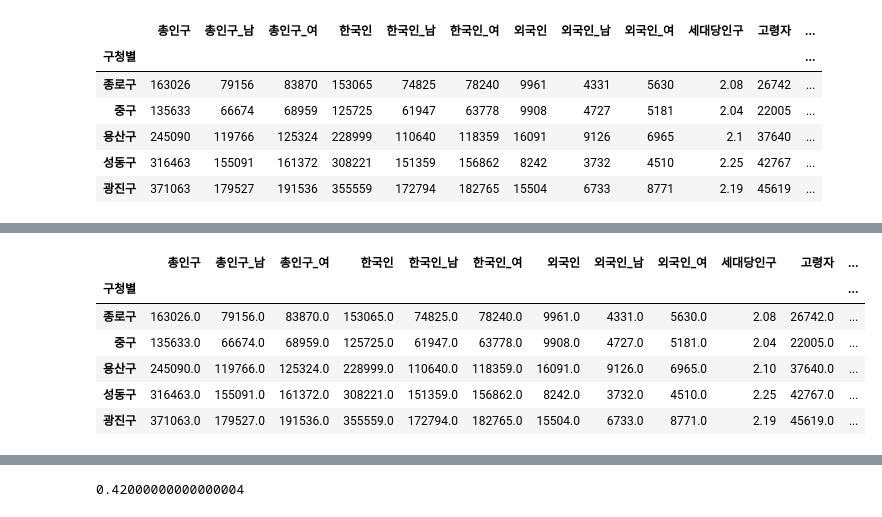
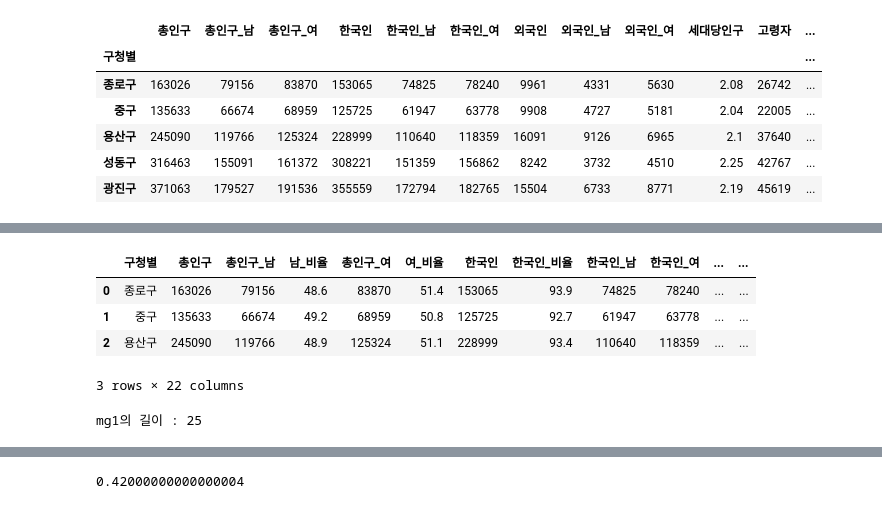
Before and after one commit to jh5209/Project, a Jupyter notebook: analist/seoul_cctv.ipynb, the cells around one changed output, grey strips where cells are left out. Cells and saved outputs as stored; diff of their text form; code cells hidden in the pictures.

```diff
--- a/analist/seoul_cctv.ipynb
+++ b/analist/seoul_cctv.ipynb
@@ -354,0 +431,3 @@ dtype: object
+# %%
+# 고령자 비율
+popu_df['고령자_비율'] = round(popu_df['고령자'] / popu_df['총인구'] * 100, 1)
@@ -354,0 +439,4 @@ dtype: object
+# %%
+# 한국인 비율
+popu_df.insert(7, '한국인_비율', round((popu_df['한국인'] / popu_df['총인구']) * 100, 1))
+popu_df.head(3)
@@ -477,7 +537,7 @@ merge1.head()
 # %%
 # 구청별 컬럼을 인덱스로 변환
-merge1.set_index('구청별', inplace=True)
-merge1.head()
+# merge1.set_index('구청별', inplace=True)
+# merge1.head()
 # %% [output]
 |  | 총인구 | 총인구_남 | 총인구_여 | 한국인 | 한국인_남 | 한국인_여 | 외국인 | 외국인_남 | 외국인_여 | 세대당인구 | 고령자 | ... |
 | 구청별 |  |  |  |  |  |  |  |  |  |  |  | ... |
@@ -508,3 +548,0 @@ dtype: object
-# %%
-merge1 = merge1.apply(pd.to_numeric)
-merge1.dtypes
@@ -528,13 +570,16 @@ dtype: object
 # %%
 # 1인당 CCTV 설치 비율을 계산 후 컬럼 추가
-
 merge1['1인당cctv비율'] = round(merge1['소계'] / merge1['총인구'] * 100, 4)
-merge1.head()
+merge1.head(3)
 # %% [output]
-|  | 총인구 | 총인구_남 | 총인구_여 | 한국인 | 한국인_남 | 한국인_여 | 외국인 | 외국인_남 | 외국인_여 | 세대당인구 | 고령자 | ... |
-| 구청별 |  |  |  |  |  |  |  |  |  |  |  | ... |
-| 종로구 | 163026.0 | 79156.0 | 83870.0 | 153065.0 | 74825.0 | 78240.0 | 9961.0 | 4331.0 | 5630.0 | 2.08 | 26742.0 | ... |
-| 중구 | 135633.0 | 66674.0 | 68959.0 | 125725.0 | 61947.0 | 63778.0 | 9908.0 | 4727.0 | 5181.0 | 2.04 | 22005.0 | ... |
-| 용산구 | 245090.0 | 119766.0 | 125324.0 | 228999.0 | 110640.0 | 118359.0 | 16091.0 | 9126.0 | 6965.0 | 2.10 | 37640.0 | ... |
-| 성동구 | 316463.0 | 155091.0 | 161372.0 | 308221.0 | 151359.0 | 156862.0 | 8242.0 | 3732.0 | 4510.0 | 2.25 | 42767.0 | ... |
-| 광진구 | 371063.0 | 179527.0 | 191536.0 | 355559.0 | 172794.0 | 182765.0 | 15504.0 | 6733.0 | 8771.0 | 2.19 | 45619.0 | ... |
+|  | 구청별 | 총인구 | 총인구_남 | 남_비율 | 총인구_여 | 여_비율 | 한국인 | 한국인_비율 | 한국인_남 | 한국인_여 | ... | ... |
+| 0 | 종로구 | 163026 | 79156 | 48.6 | 83870 | 51.4 | 153065 | 93.9 | 74825 | 78240 | ... | ... |
+| 1 | 중구 | 135633 | 66674 | 49.2 | 68959 | 50.8 | 125725 | 92.7 | 61947 | 63778 | ... | ... |
+| 2 | 용산구 | 245090 | 119766 | 48.9 | 125324 | 51.1 | 228999 | 93.4 | 110640 | 118359 | ... | ... |
+3 rows × 22 columns
+# %%
+# 병합 데이터프레임 복제
+mg1 = merge1.copy()
+print('mg1의 길이 :', len(mg1))
+# %% [output]
+mg1의 길이 : 25
```
Also changed, not shown: parts of 70 cells of this notebook.
